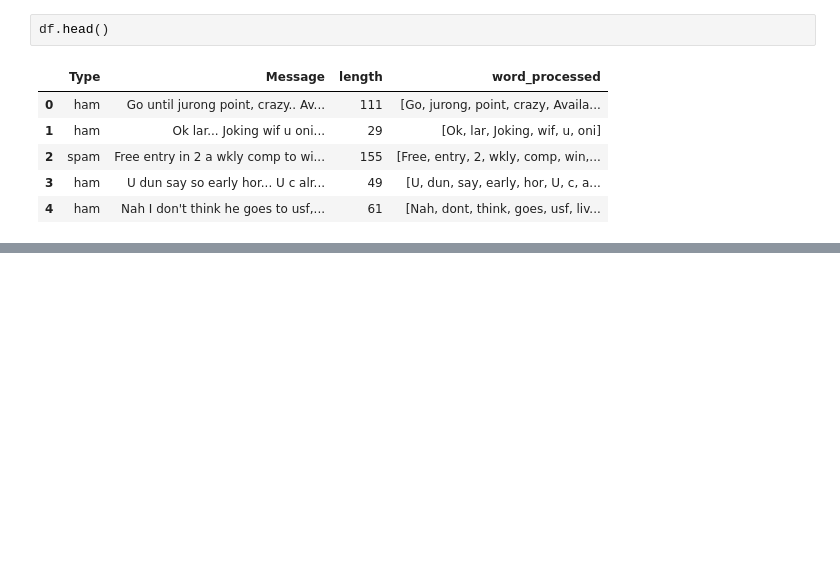
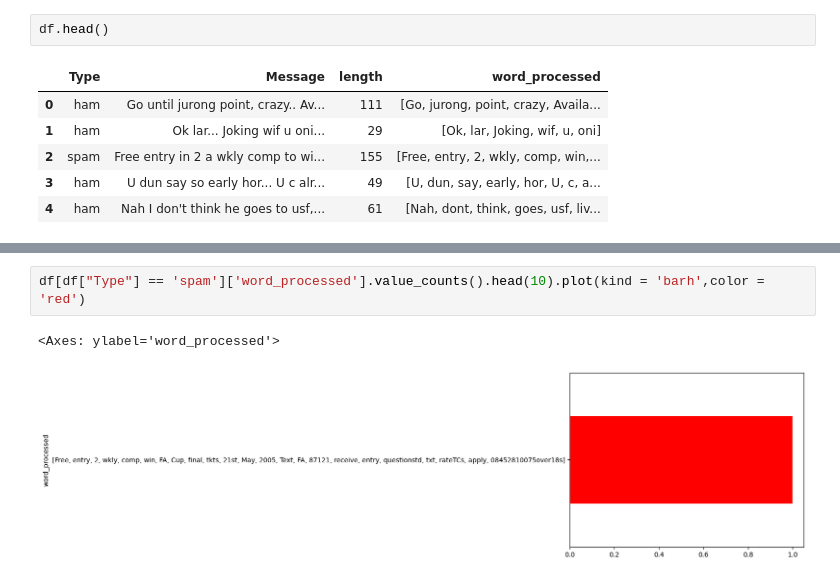
Before and after one commit to adityaranjan08/Text-Classification, a Jupyter notebook: Text_Classification.ipynb, the cells around one changed output, grey strips where cells are left out. Drawn from its saved outputs; the diff is of its cells as text; blank space fills up the shorter version.

```diff
--- a/Text_Classification.ipynb
+++ b/Text_Classification.ipynb
@@ -135,0 +141,5 @@ df.head()
+# %%
+df[df["Type"] == 'spam']['word_processed'].value_counts().head(10).plot(kind = 'barh',color = 'red')
+# %% [output]
+<Axes: ylabel='word_processed'>
+[figure, added]
```
Also changed, not shown: parts of 3 cells of this notebook.
